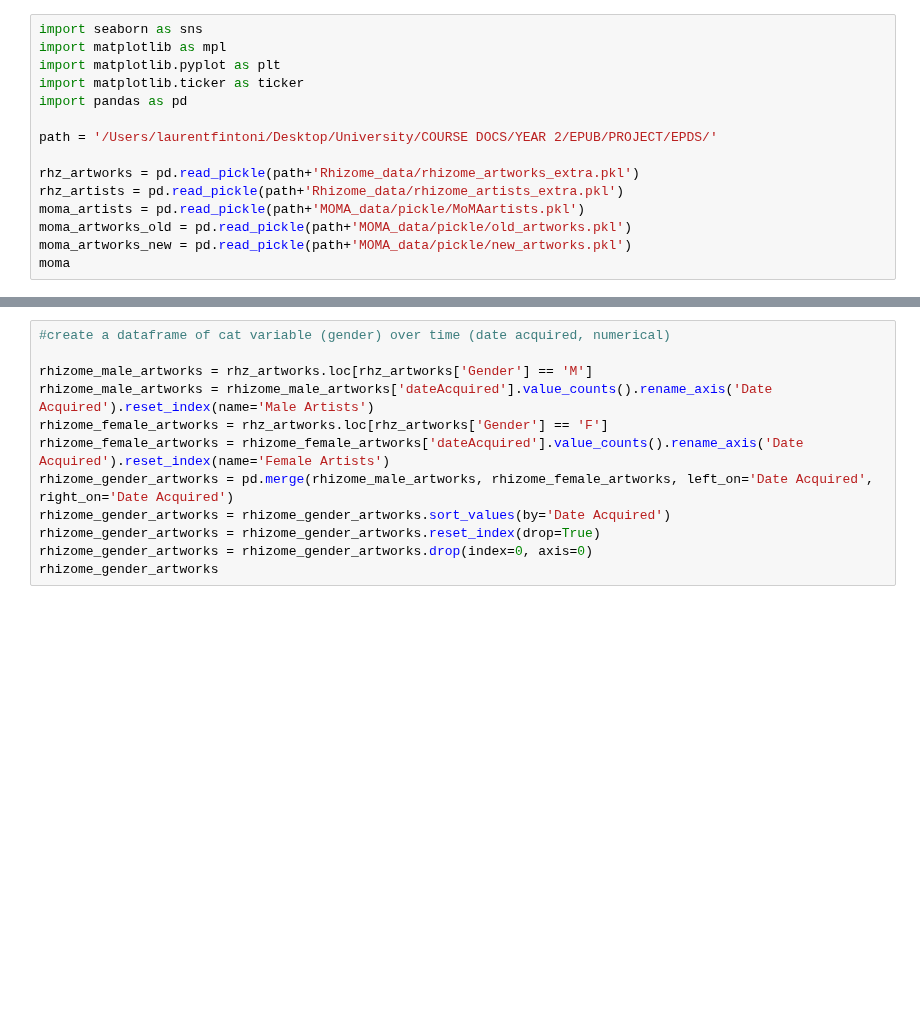
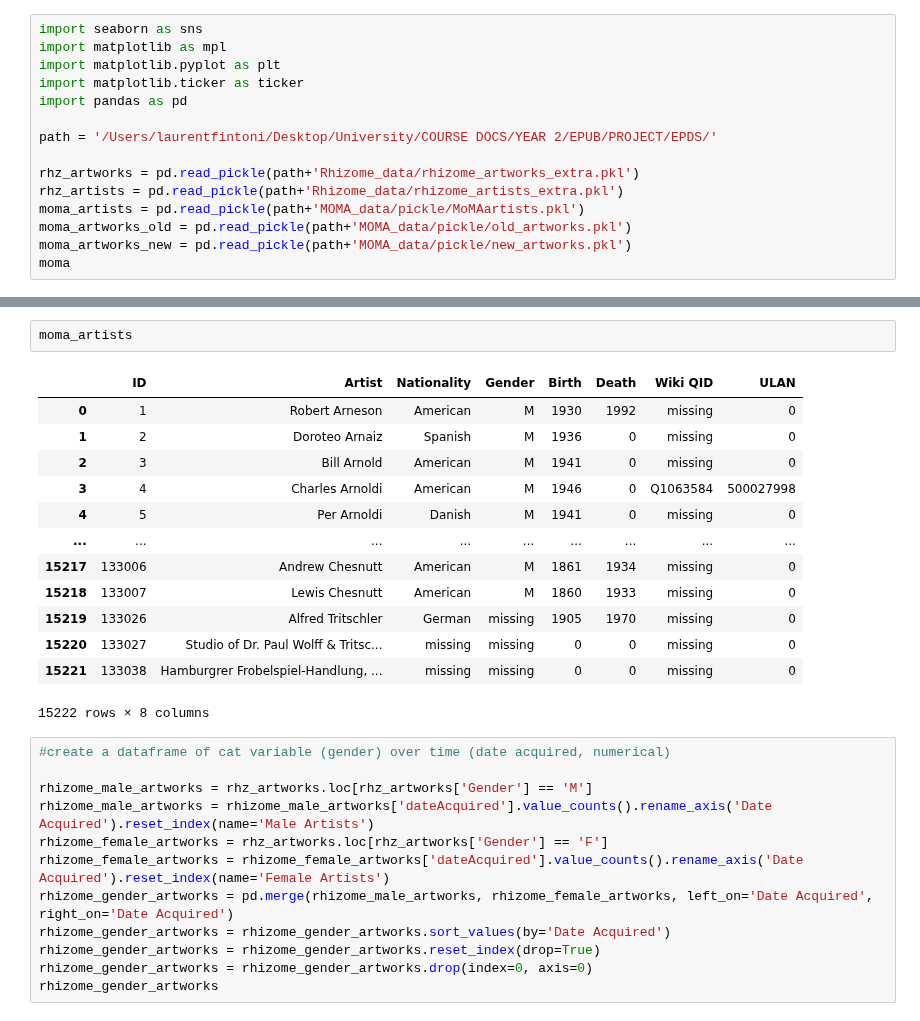
Before and after one commit to laurentfintoni/Net-Art-Rev, a Jupyter notebook: Lo_Viz.ipynb, the cells around one changed output, grey strips where cells are left out. Drawn from its saved outputs; the diff is of its cells as text; blank space fills up the shorter version.

```diff
--- a/Lo_Viz.ipynb
+++ b/Lo_Viz.ipynb
@@ -32,3 +16,19 @@ rhz_artworks
+# %%
+moma_artists
+# %% [output]
+|  | ID | Artist | Nationality | Gender | Birth | Death | Wiki QID | ULAN |
+| 0 | 1 | Robert Arneson | American | M | 1930 | 1992 | missing | 0 |
+| 1 | 2 | Doroteo Arnaiz | Spanish | M | 1936 | 0 | missing | 0 |
+| 2 | 3 | Bill Arnold | American | M | 1941 | 0 | missing | 0 |
+| 3 | 4 | Charles Arnoldi | American | M | 1946 | 0 | Q1063584 | 500027998 |
+| 4 | 5 | Per Arnoldi | Danish | M | 1941 | 0 | missing | 0 |
+| ... | ... | ... | ... | ... | ... | ... | ... | ... |
+| 15217 | 133006 | Andrew Chesnutt | American | M | 1861 | 1934 | missing | 0 |
+| 15218 | 133007 | Lewis Chesnutt | American | M | 1860 | 1933 | missing | 0 |
+| 15219 | 133026 | Alfred Tritschler | German | missing | 1905 | 1970 | missing | 0 |
+| 15220 | 133027 | Studio of Dr. Paul Wolff & Tritsc... | missing | missing | 0 | 0 | missing | 0 |
+| 15221 | 133038 | Hamburgrer Frobelspiel-Handlung, ... | missing | missing | 0 | 0 | missing | 0 |
+15222 rows × 8 columns
 # %%
 #create a dataframe of cat variable (gender) over time (date acquired, numerical)
 
```
Also changed, not shown: parts of 1 cell of this notebook.
